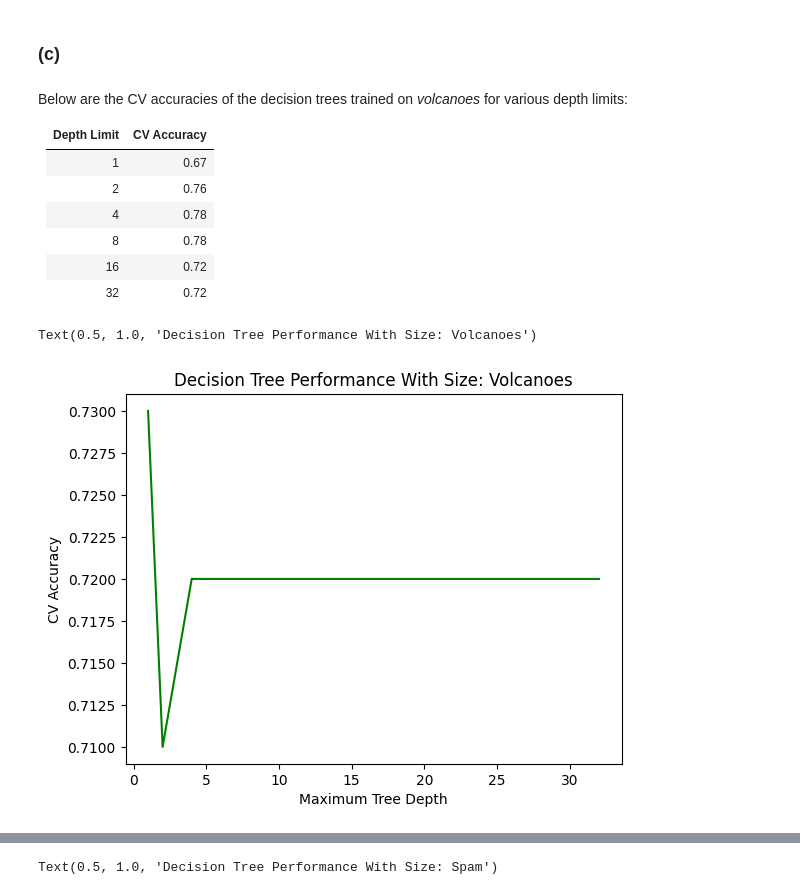
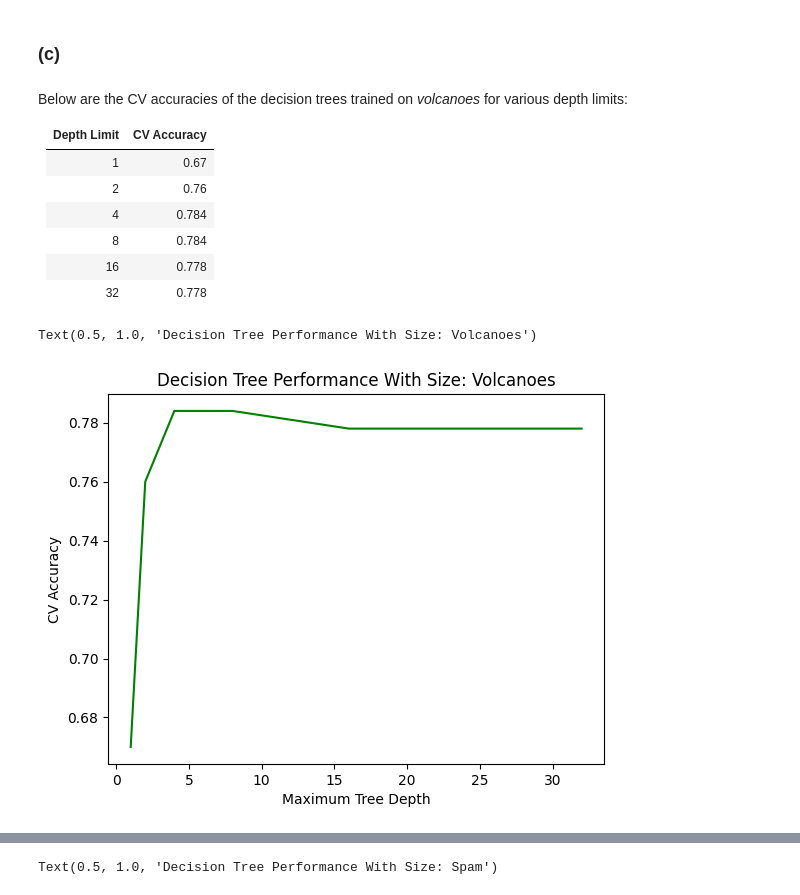
Before and after one commit to johnmays/ML_class_repo_hidden, a Jupyter notebook: notebooks/Programming1.ipynb, the cells around one changed output, grey strips where cells are left out. Saved outputs shown, nothing was run; the diff lists cells and outputs as text; code cells hidden in the pictures.

```diff
--- a/notebooks/Programming1.ipynb
+++ b/notebooks/Programming1.ipynb
@@ -230,17 +230,17 @@ Below are the CV accuracies of the decision trees trained on *volcanoes* for var
 |-----------|-----------|
 |1|0.67|
 |2|0.76|
-|4|0.78|
-|8|0.78|
-|16|0.72|
-|32|0.72|
+|4|0.784|
+|8|0.784|
+|16|0.778|
+|32|0.778|
 # %%
 import matplotlib.pyplot as plt
 
-plt.plot([1, 2, 4, 8, 16, 32], [0.73, 0.71, 0.72, 0.72, 0.72, 0.72], color='g')
+plt.plot([1, 2, 4, 8, 16, 32], [0.67, 0.76, 0.784, 0.784, 0.778, 0.778], color='g')
 plt.xlabel("Maximum Tree Depth")
 plt.ylabel("CV Accuracy")
 plt.title("Decision Tree Performance With Size: Volcanoes")
 # %% [output]
 Text(0.5, 1.0, 'Decision Tree Performance With Size: Volcanoes')
-[figure, old version]
+[figure, new version]
```
Also changed, not shown: parts of 2 cells of this notebook.
